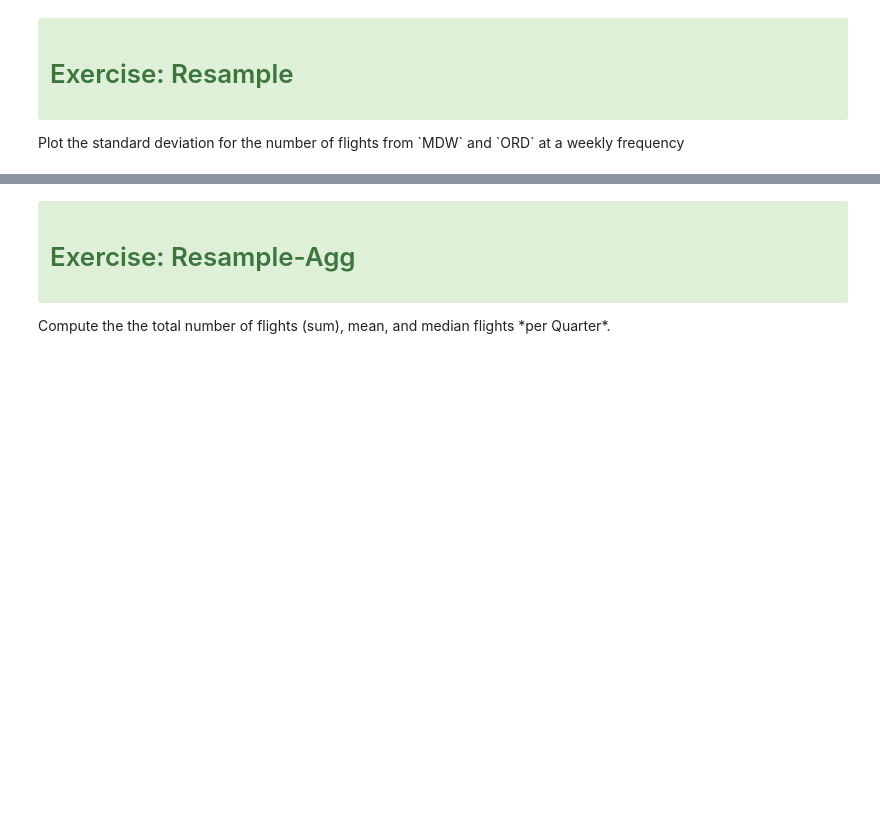
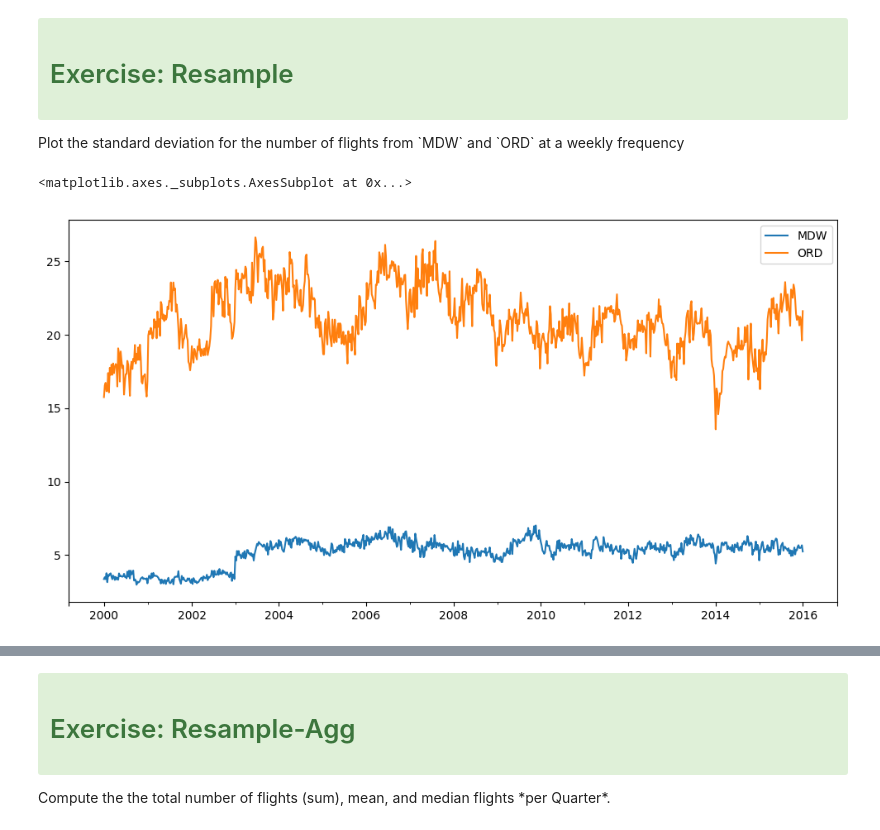
Before and after one commit to umeshraj/Pandas-Tutorial-SciPyConf-2018, a Jupyter notebook: notebooks/05-Timeseries.ipynb, the cells around one changed output, grey strips where cells are left out. Saved outputs shown, nothing was run; the diff lists cells and outputs as text; code cells hidden in the pictures; blank space fills up the shorter version.

```diff
--- a/notebooks/05-Timeseries.ipynb
+++ b/notebooks/05-Timeseries.ipynb
@@ -65,4 +93,9 @@ resampler.sum().plot();
 <p>Plot the standard deviation for the number of flights from `MDW` and `ORD` at a weekly frequency</p>
 # %%
 # Your solution
+week_resamples = df.resample('W')
+week_resamples.std().plot()
+# %% [output]
+<matplotlib.axes._subplots.AxesSubplot at 0x...>
+[figure, added]
 # %%
```
Also changed, not shown: parts of 37 cells of this notebook.
